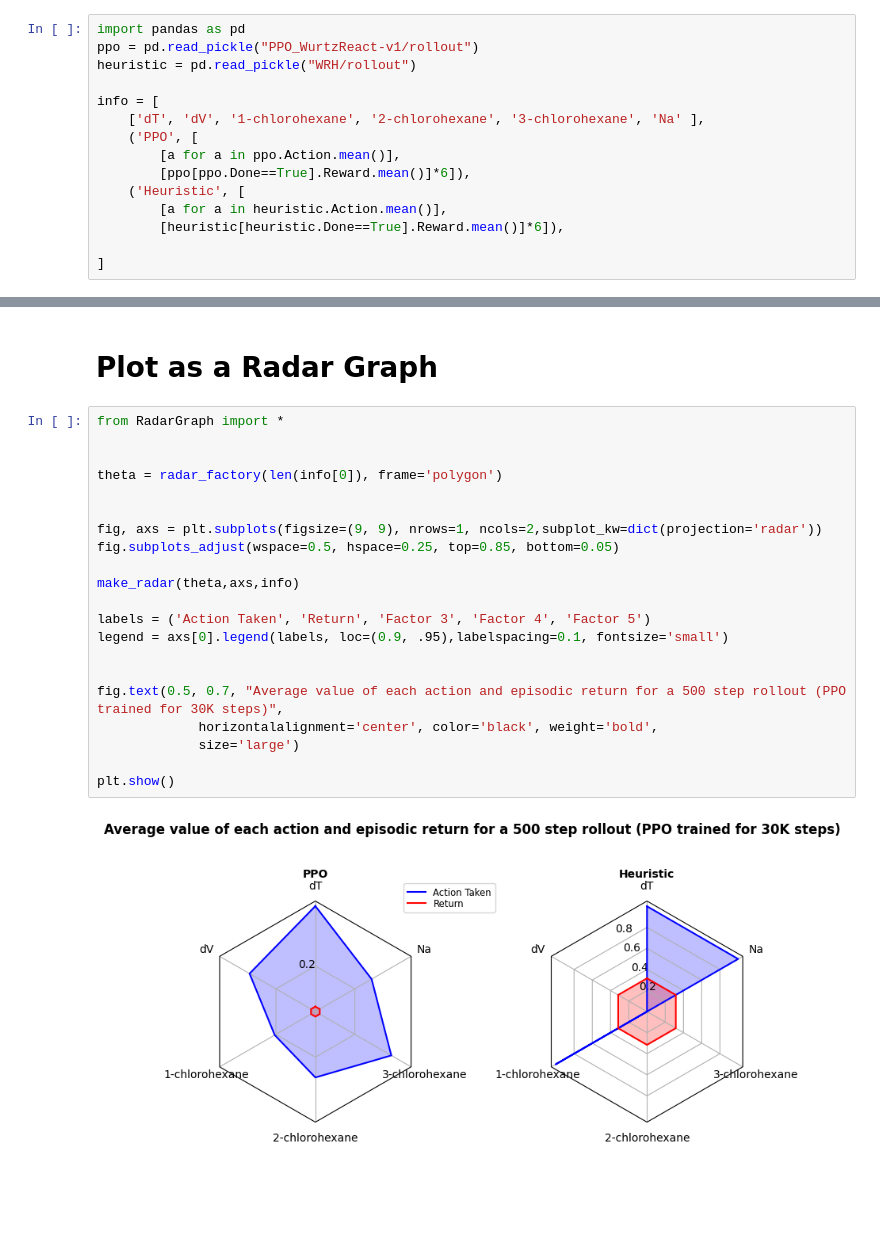
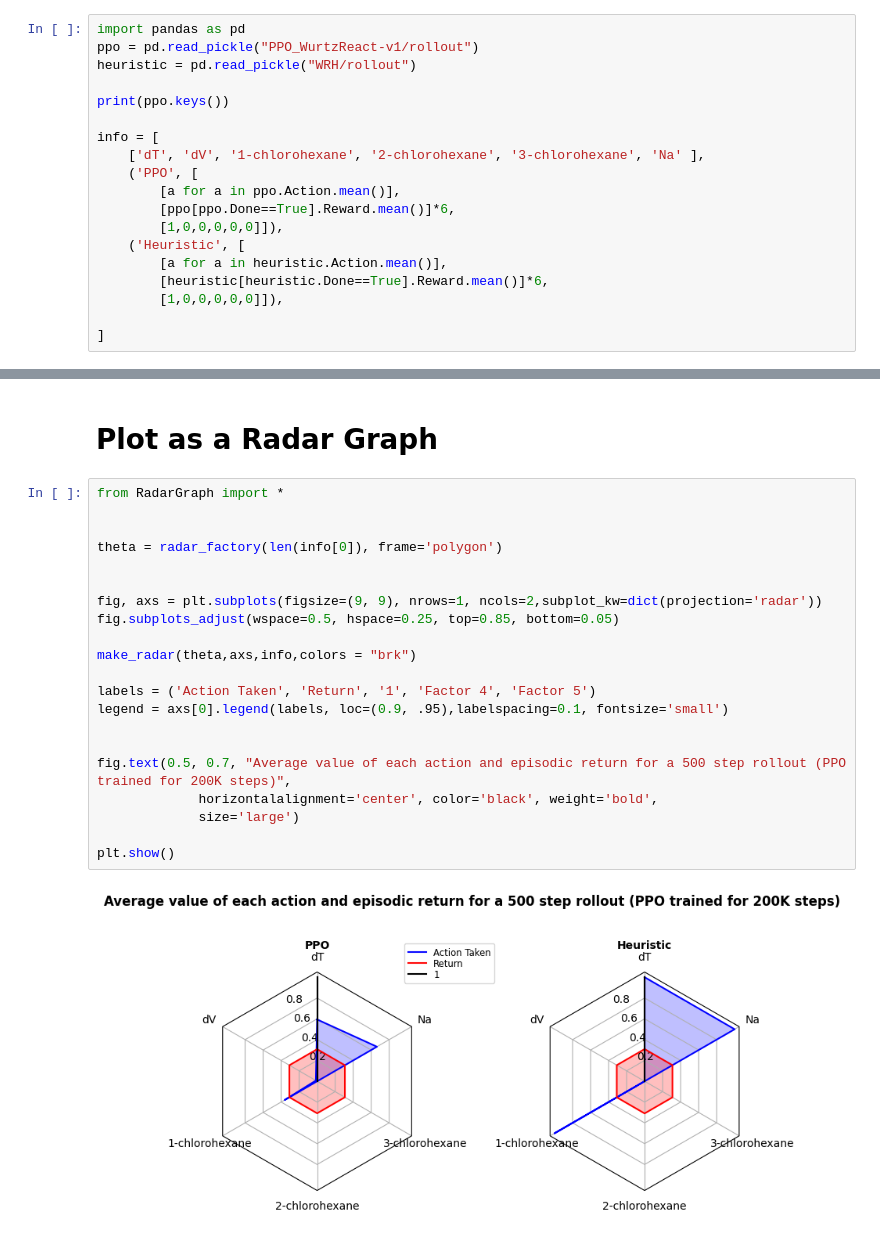
Before and after one commit to chemgymrl/chemgymrl, a Jupyter notebook: RL_rollout/Agent_Visualization.ipynb, the cells around one changed output, grey strips where cells are left out. Saved outputs shown, nothing was run; the diff lists cells and outputs as text; blank space fills up the shorter version.

```diff
--- a/RL_rollout/Agent_Visualization.ipynb
+++ b/RL_rollout/Agent_Visualization.ipynb
@@ -34,13 +34,17 @@ import pandas as pd
 ppo = pd.read_pickle("PPO_WurtzReact-v1/rollout")
 heuristic = pd.read_pickle("WRH/rollout")
 
+print(ppo.keys())
+
 info = [
     ['dT', 'dV', '1-chlorohexane', '2-chlorohexane', '3-chlorohexane', 'Na' ],
     ('PPO', [
         [a for a in ppo.Action.mean()],
-        [ppo[ppo.Done==True].Reward.mean()]*6]),
+        [ppo[ppo.Done==True].Reward.mean()]*6,
+        [1,0,0,0,0,0]]),
     ('Heuristic', [
         [a for a in heuristic.Action.mean()],
-        [heuristic[heuristic.Done==True].Reward.mean()]*6]),
+        [heuristic[heuristic.Done==True].Reward.mean()]*6,
+        [1,0,0,0,0,0]]),
 
 ]
@@ -49,23 +62,23 @@ info = [
 # %%
 from RadarGraph import *
 
 
 theta = radar_factory(len(info[0]), frame='polygon')
 
 
 fig, axs = plt.subplots(figsize=(9, 9), nrows=1, ncols=2,subplot_kw=dict(projection='radar'))
 fig.subplots_adjust(wspace=0.5, hspace=0.25, top=0.85, bottom=0.05)
 
-make_radar(theta,axs,info)
+make_radar(theta,axs,info,colors = "brk")
 
-labels = ('Action Taken', 'Return', 'Factor 3', 'Factor 4', 'Factor 5')
+labels = ('Action Taken', 'Return', '1', 'Factor 4', 'Factor 5')
 legend = axs[0].legend(labels, loc=(0.9, .95),labelspacing=0.1, fontsize='small')
 
 
-fig.text(0.5, 0.7, "Average value of each action and episodic return for a 500 step rollout (PPO trained for 30K steps)",
+fig.text(0.5, 0.7, "Average value of each action and episodic return for a 500 step rollout (PPO trained for 200K steps)",
              horizontalalignment='center', color='black', weight='bold',
              size='large')
 
 plt.show()
 # %% [output]
-[figure, old version]
+[figure, new version]
```
Also changed, not shown: parts of 23 cells of this notebook, 2 other files.
